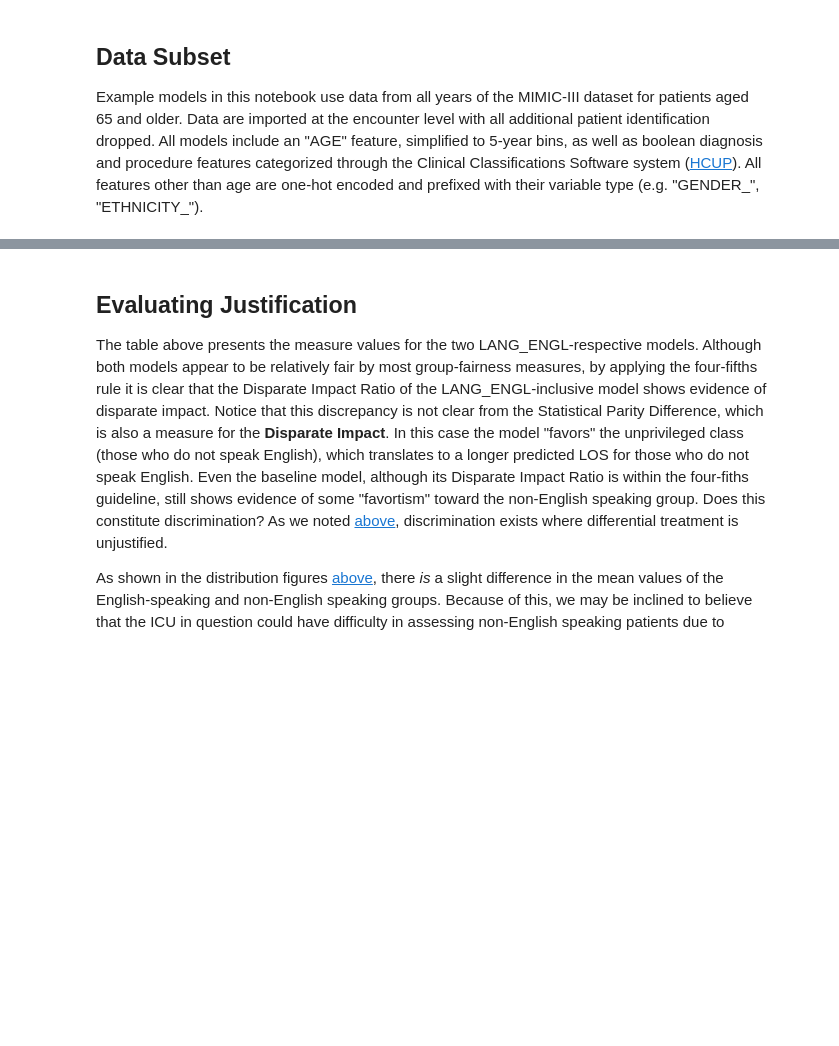
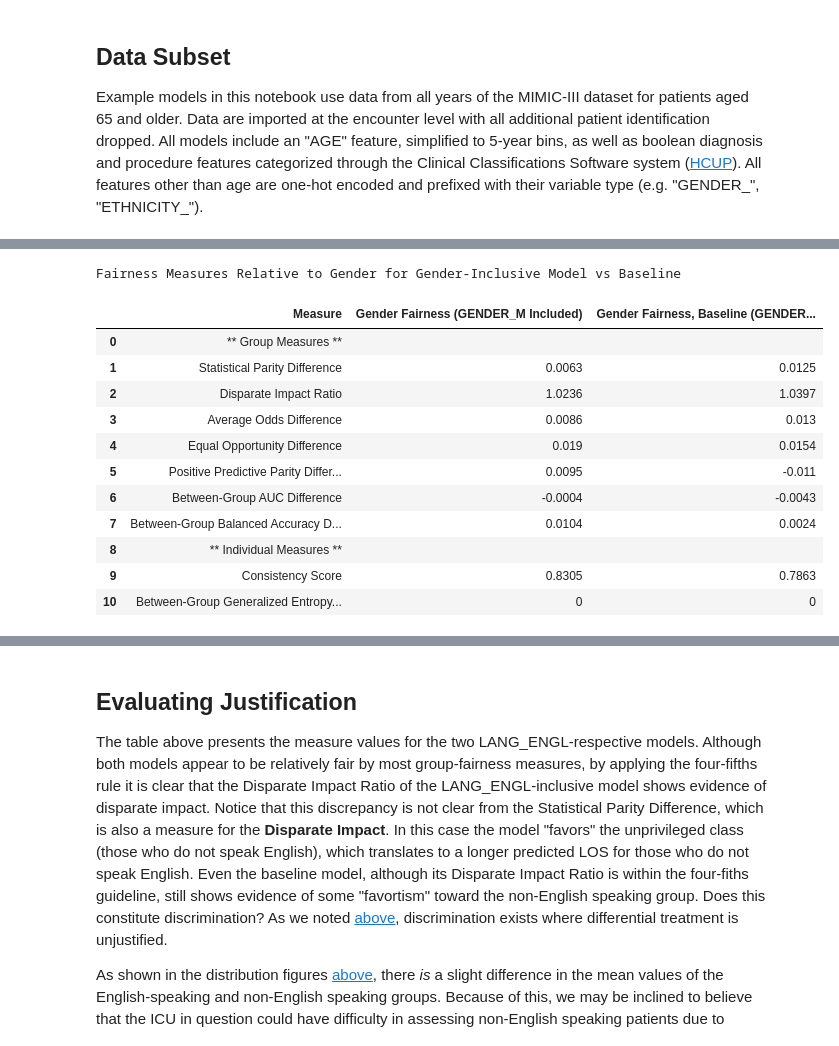
Before and after one commit to KenSciResearch/fairMLHealth, a Jupyter notebook: tutorial/kdd_fairness_in_healthcare_tutorial.ipynb, the cells around one changed output, grey strips where cells are left out. Saved outputs shown, nothing was run; the diff lists cells and outputs as text; code cells hidden in the pictures; blank space fills up the shorter version.

Commit message:
KDD 2020 Tutorial (#2)
* final draft before kdd

* corrected consistency score

Co-authored-by: camagallen <ca.magallen@gmail.com>

```diff
--- a/tutorial/kdd_fairness_in_healthcare_tutorial.ipynb
+++ b/tutorial/kdd_fairness_in_healthcare_tutorial.ipynb
@@ -510,0 +135,19 @@ lang_comparison
+# %%
+# Subset and Split Data
+X = df.loc[:,[c for c in df.columns if (c.startswith('AGE') or c.startswith('DIAGNOSIS_') or c.startswith('PROCEDURE_'))]]
+y = df.loc[:, ['long_los']]
+X_train, X_test, y_train, y_test = train_test_split(X, y, stratify=y, test_size=0.33, random_state=42)
+
+# Set model parameters (defined here for consistency throughout models)
+xgb_params = {'colsample_bytree': 1.0, 'gamma': 2, 'learning_rate': 0.05, 'max_depth': 5,
+                'min_child_weight': 1,  'n_estimators': 600, 'subsample': 0.6}
+
+# Train Model
+baseline_model = XGBClassifier(**xgb_params)
+baseline_model.fit(X_train, y_train.iloc[:,0])
+y_pred_baseline = baseline_model.predict(X_test)
+y_prob_baseline = baseline_model.predict_proba(X_test)
+
+print("\n", "Prediction Scores for Baseline Model:", "\n",
+      sk_metrics.classification_report(y_test.iloc[:,0], y_pred_baseline, target_names=['LOS <= mean', 'LOS > mean']
+                                      ).replace("LOS <=", bold_mgta+ "LOS <=").replace("LOS >", clr_off + "LOS >") )
@@ -510,0 +461,34 @@ lang_comparison
+# %%
+gender_values = X_test_gender[['GENDER_M']]
+
+# Use Tutorial Helper Function to Generate Dataframe of Measure Values for Gender-Included Model, Relative to Patient Gender
+gender_scores = helper.get_aif360_measures_df(X_test_gender, gender_values, y_test, y_pred_gender, y_prob_gender)
+
+# Use Tutorial Helper Function to Generate Dataframe of Measure Values for Baseline Model, Relative to Patient Gender
+baseline_scores = helper.get_aif360_measures_df(X_test, gender_values, y_test, y_pred_baseline, y_prob_baseline)
+
+# Merge Results to Compare Values
+comparison = gender_scores.rename(columns={'Value':'Gender Fairness (GENDER_M Included)'}
+                                ).merge(baseline_scores.rename(columns={'Value':'Gender Fairness, Baseline (GENDER_M Excluded)'}))
+
+# Highlight Groups differentially
+im_loc = comparison[comparison['Measure'].eq('** Individual Measures **')].index[0]
+grp_measures = comparison.loc[(comparison.index < im_loc), 'Measure'].tolist()
+comparison.style.set_caption('Fairness Measures Relative to Gender for Gender-Inclusive Model vs Baseline'
+               ).apply(helper.highlight_row, colname='Measure', h_type='text', values=grp_measures, color='slateblue', axis=1
+               ).apply(helper.highlight_row, colname='Measure',
+                       values=['Disparate Impact Ratio', 'Consistency Score'], axis=1)
+# %% [output]
+Fairness Measures Relative to Gender for Gender-Inclusive Model vs Baseline
+|  | Measure | Gender Fairness (GENDER_M Included) | Gender Fairness, Baseline (GENDER... |
+| 0 | ** Group Measures ** |  |  |
+| 1 | Statistical Parity Difference | 0.0063 | 0.0125 |
+| 2 | Disparate Impact Ratio | 1.0236 | 1.0397 |
+| 3 | Average Odds Difference | 0.0086 | 0.013 |
+| 4 | Equal Opportunity Difference | 0.019 | 0.0154 |
+| 5 | Positive Predictive Parity Differ... | 0.0095 | -0.011 |
+| 6 | Between-Group AUC Difference | -0.0004 | -0.0043 |
+| 7 | Between-Group Balanced Accuracy D... | 0.0104 | 0.0024 |
+| 8 | ** Individual Measures ** |  |  |
+| 9 | Consistency Score | 0.8305 | 0.7863 |
+| 10 | Between-Group Generalized Entropy... | 0 | 0 |
```
Also changed, not shown: parts of 78 cells of this notebook, 3 other files.
